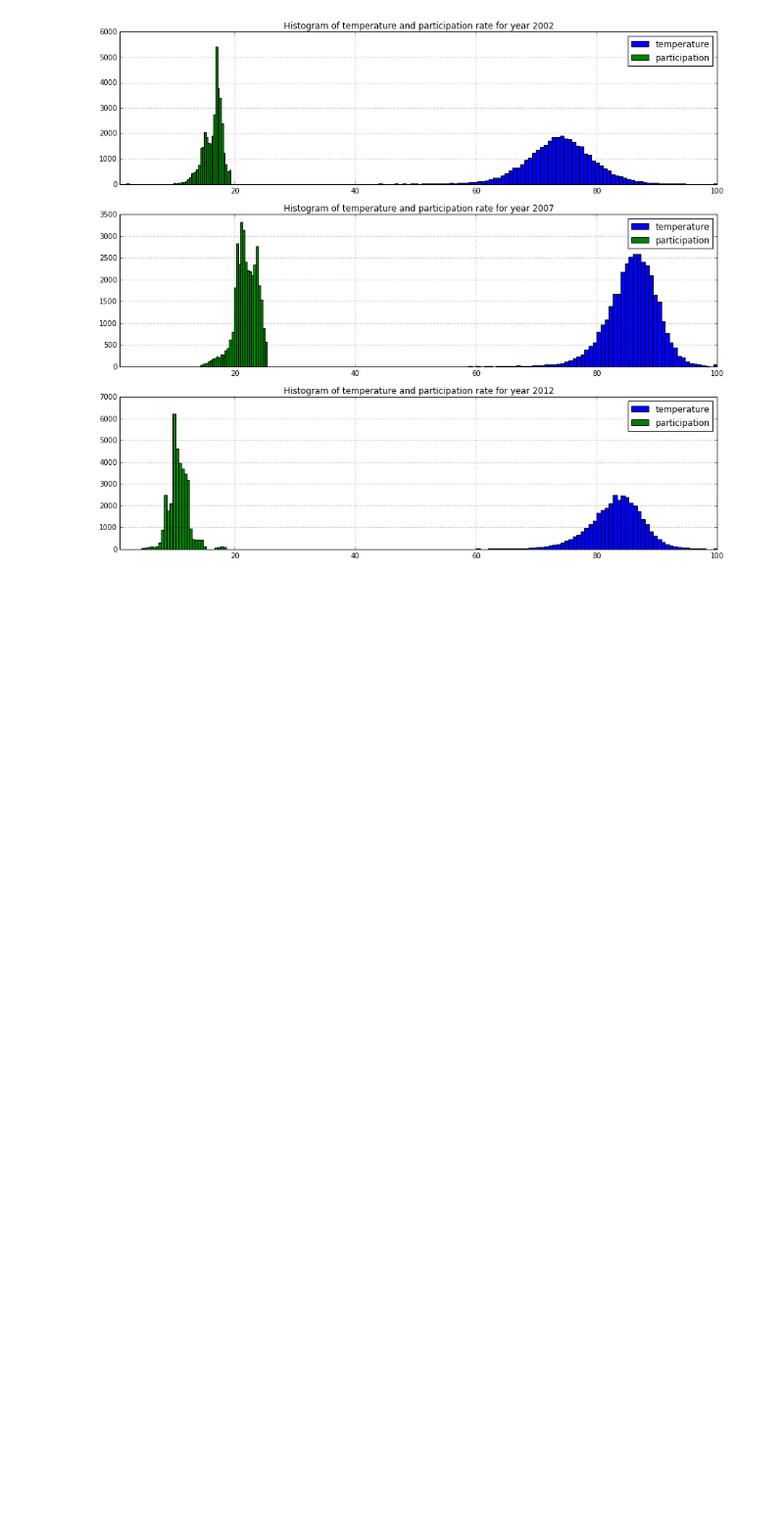
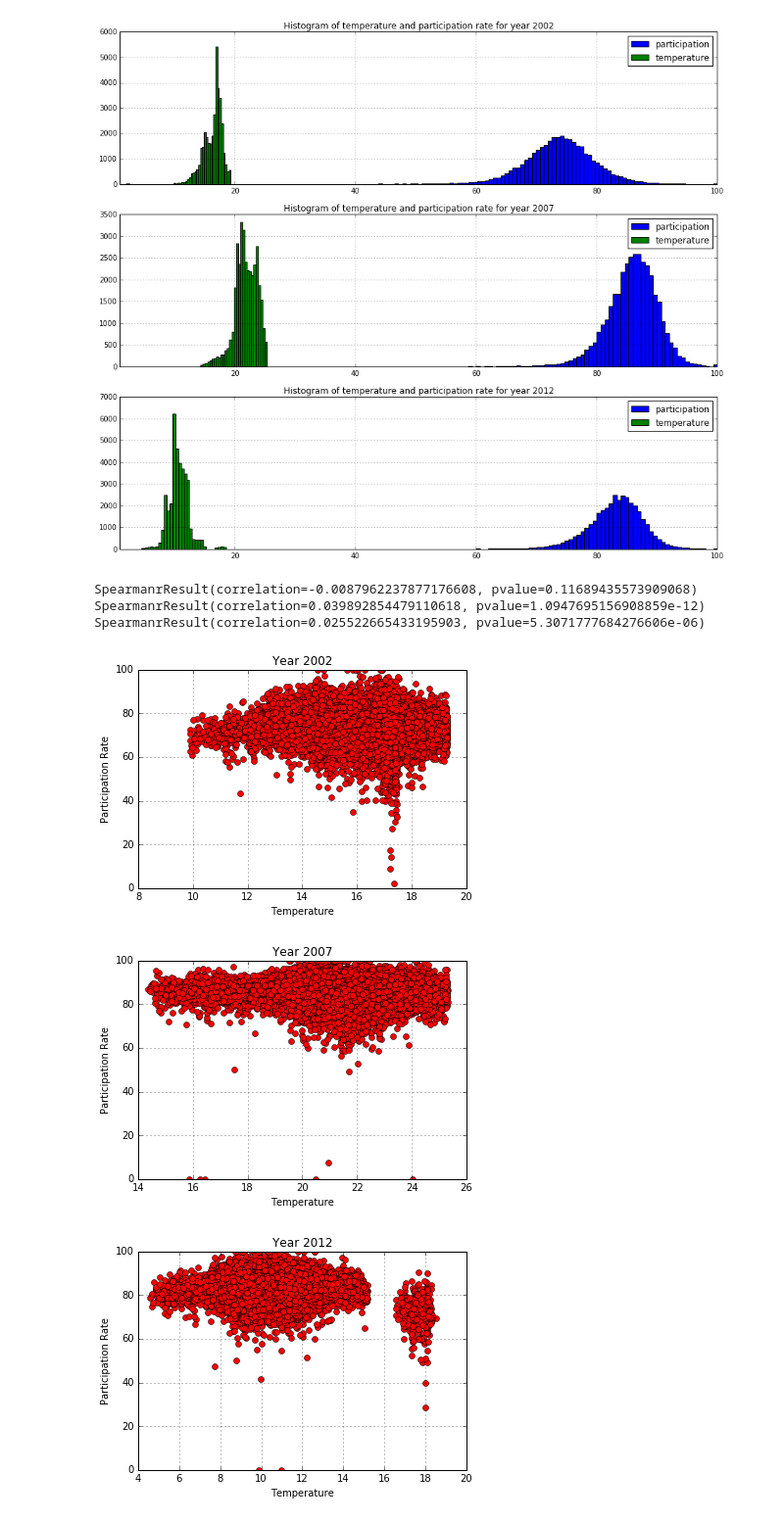
Before and after one commit to johmathe/baroque_octopus, a Jupyter notebook: temperature_and_participation_correlation.ipynb, the cells around one changed output. Shown at 98% size. Drawn from its saved outputs; the diff is of its cells as text; code cells hidden in the pictures; blank space fills up the shorter version.

```diff
--- a/cleaned_up.ipynb
+++ b/temperature_and_participation_correlation.ipynb
@@ -111,9 +111,8 @@ def kelvin_to_celsius(values):
 
 def build_temperature_interpolator_for_day(date):
     """Fetch and retrieve temperature interpolator for a given day."""
-    # TODO(johmathe): retrieve the grib file from ecmwf res 0.75
-    # date = "2002-04-17"
-    if not os.path.exists(date):
+    filename = date
+    if not os.path.exists(filename):
         server = ECMWFDataServer()
         server.retrieve({
             "class": "ei",
@@ -126,12 +125,12 @@ def build_temperature_interpolator_for_day(date):
             "step": "0",
             "stream": "oper",
             "time": "12:00:00",
-            "type": "an",
-            "target": "%s" % date,
+            "type": "fc",
+            "target": "%s" % filename,
         })
     else:
         print('cached file found!')
-    grbs = pygrib.open(date)
+    grbs = pygrib.open(filename)
 
     for grb in grbs:
         pass
@@ -292,7 +293,7 @@ for i, y in enumerate([2002, 2007, 2012]):
     plt.hist(part_data, 150, label='participation')
     temp_data2 = [d[2] for d in temp_data[y]]
     plt.hist(temp_data2, 30, label='temperature')
-    plt.legend(['temperature', 'participation'])
+    plt.legend(['participation', 'temperature'])
     plt.title('Histogram of temperature and participation rate for year %s' % y)
     plt.xlim(1, 100)
     plt.grid()
@@ -306,3 +307,36 @@ temperature - year: 2007 mean: 21.7678356861 stddev: 1.88109834718
 participation - year: 2012 mean: 83.0205772725 stddev: 4.7831624032
 temperature - year: 2012 mean: 10.6750188726 stddev: 1.63175597293
 [figure]
+# %%
+import scipy.stats
+
+misses = 0
+points = {}
+for i, year in enumerate([2002, 2007, 2012]):
+    for p in temp_data[year]:
+        points[(p[0], p[1])] = [float(p[2])]
+    for p in participation_data[year]:
+        try:
+            points[(p[0], p[1])].append(float(p[2]))
+        except KeyError:
+            misses += 1
+    final_points = []
+    for k, p in points.items():
+        if len(p) == 2:
+            final_points.append(p)
+    plt.figure()
+    x = [p[0] for p in final_points]
+    y = [p[1] for p in final_points]
+    print(scipy.stats.spearmanr(x, y))
+    plt.plot(x, y, 'ro')
+    plt.title('Year %d' % year)
+    plt.xlabel('Temperature')
+    plt.ylabel('Participation Rate')
+    plt.grid()
+# %% [output]
+SpearmanrResult(correlation=-0.0087962237877176608, pvalue=0.11689435573909068)
+SpearmanrResult(correlation=0.039892854479110618, pvalue=1.0947695156908859e-12)
+SpearmanrResult(correlation=0.025522665433195903, pvalue=5.3071777684276606e-06)
+[figure, added]
+[figure, added]
+[figure, added]
```
Also changed, not shown: parts of 1 cell of this notebook, 4 other files.
